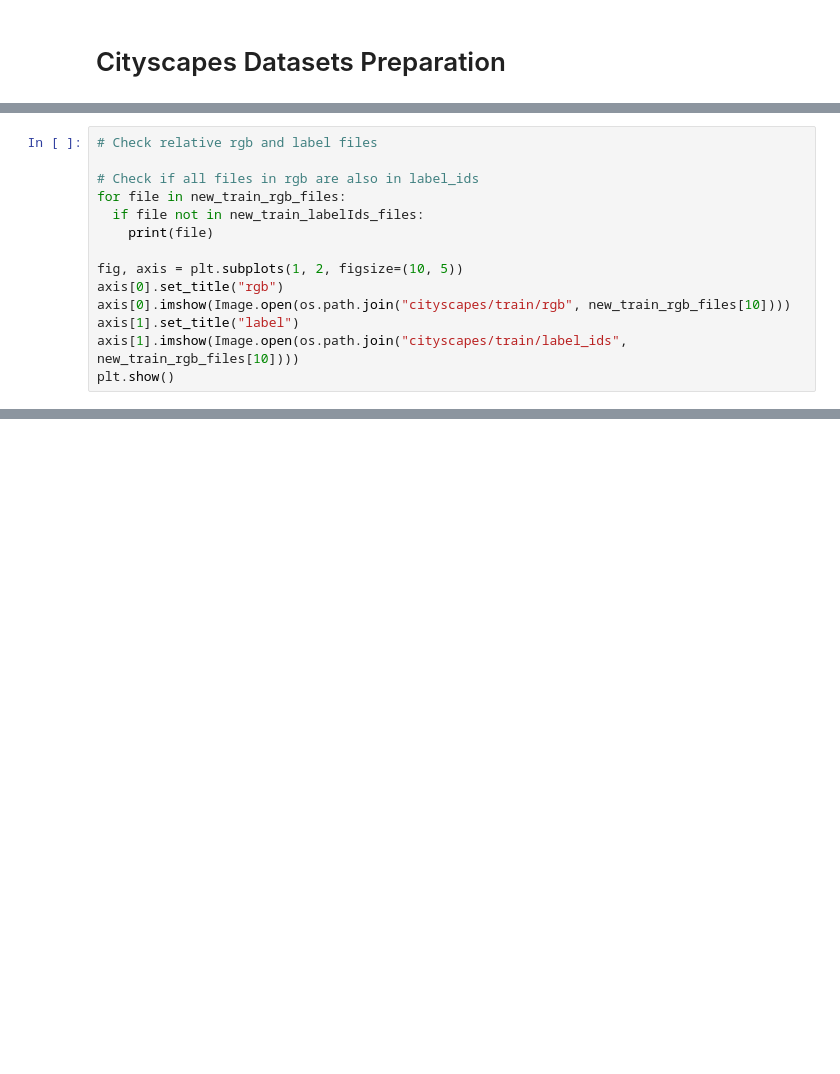
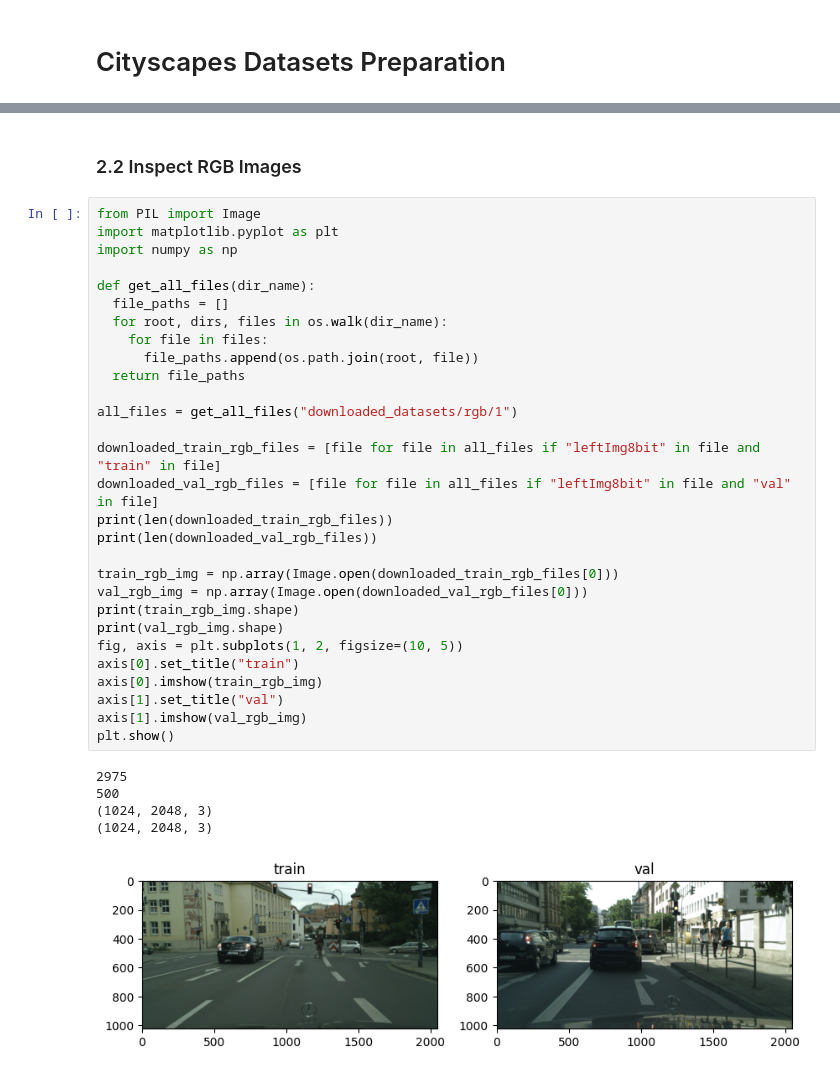
Before and after one commit to WeilongYE/unet-for-cityscapes-road-segmentation, a Jupyter notebook: cityscapes_datasets_preparation.ipynb, the cells around one changed output, grey strips where cells are left out. Cells and saved outputs as stored; diff of their text form; blank space fills up the shorter version.

```diff
--- a/cityscapes_datasets_preparation.ipynb
+++ b/cityscapes_datasets_preparation.ipynb
@@ -213,14 +4,0 @@ plt.show()
-# %%
-# Check relative rgb and label files
-
-# Check if all files in rgb are also in label_ids
-for file in new_train_rgb_files:
-  if file not in new_train_labelIds_files:
-    print(file)
-
-fig, axis = plt.subplots(1, 2, figsize=(10, 5))
-axis[0].set_title("rgb")
-axis[0].imshow(Image.open(os.path.join("cityscapes/train/rgb", new_train_rgb_files[10])))
-axis[1].set_title("label")
-axis[1].imshow(Image.open(os.path.join("cityscapes/train/label_ids", new_train_rgb_files[10])))
-plt.show()
@@ -236,0 +61,37 @@ shutil.make_archive("cityscapes", "zip", "cityscapes")
+# %% [markdown]
+### 2.2 Inspect RGB Images
+# %%
+from PIL import Image
+import matplotlib.pyplot as plt
+import numpy as np
+
+def get_all_files(dir_name):
+  file_paths = []
+  for root, dirs, files in os.walk(dir_name):
+    for file in files:
+      file_paths.append(os.path.join(root, file))
+  return file_paths
+
+all_files = get_all_files("downloaded_datasets/rgb/1")
+
+downloaded_train_rgb_files = [file for file in all_files if "leftImg8bit" in file and "train" in file]
+downloaded_val_rgb_files = [file for file in all_files if "leftImg8bit" in file and "val" in file]
+print(len(downloaded_train_rgb_files))
+print(len(downloaded_val_rgb_files))
+
+train_rgb_img = np.array(Image.open(downloaded_train_rgb_files[0]))
+val_rgb_img = np.array(Image.open(downloaded_val_rgb_files[0]))
+print(train_rgb_img.shape)
+print(val_rgb_img.shape)
+fig, axis = plt.subplots(1, 2, figsize=(10, 5))
+axis[0].set_title("train")
+axis[0].imshow(train_rgb_img)
+axis[1].set_title("val")
+axis[1].imshow(val_rgb_img)
+plt.show()
+# %% [output]
+2975
+500
+(1024, 2048, 3)
+(1024, 2048, 3)
+[figure, added]
```
Also changed, not shown: parts of 40 cells of this notebook.
